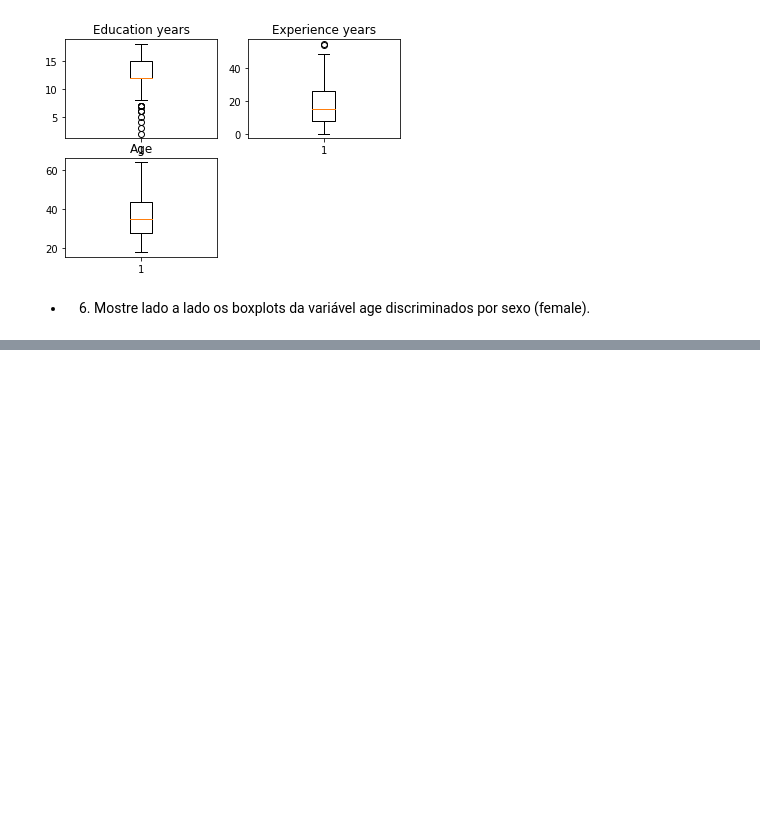
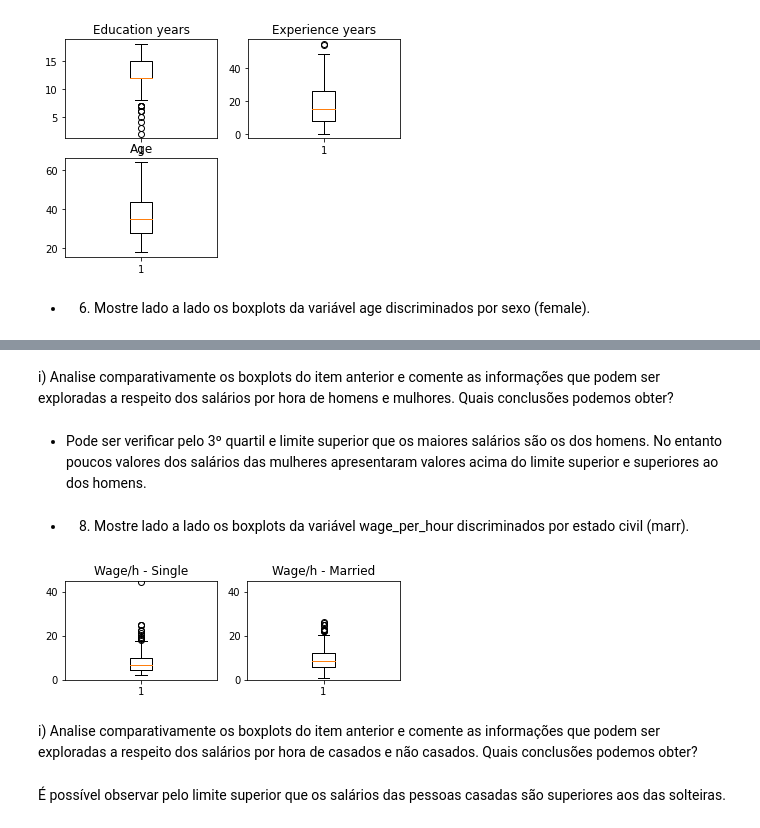
Before and after one commit to afpaiva/data-science, a Jupyter notebook: ex2.ipynb, the cells around one changed output, grey strips where cells are left out. Cells and saved outputs as stored; diff of their text form; code cells hidden in the pictures; blank space fills up the shorter version.

```diff
--- a/ex2.ipynb
+++ b/ex2.ipynb
@@ -114,0 +139,24 @@ plt.show()
+# %% [markdown]
+i) Analise comparativamente os boxplots do item anterior e comente as informações que podem ser exploradas a respeito dos salários por hora de homens e mulhores. Quais conclusões podemos obter?
+# %% [markdown]
+- Pode ser verificar pelo 3º quartil e limite superior que os maiores salários são os dos homens. No entanto poucos valores dos salários das mulheres apresentaram valores acima do limite superior e superiores ao dos homens.
+# %% [markdown]
+- 8) Mostre lado a lado os boxplots da variável wage_per_hour discriminados por estado civil (marr).
+# %%
+plt.subplot(2,2,1)
+plt.boxplot(df.wage_per_hour[df.marr == 0])
+plt.ylim(0, 45)
+plt.title('Wage/h - Single')
+
+plt.subplot(2,2,2)
+plt.boxplot(df.wage_per_hour[df.marr == 1])
+plt.ylim(0, 45)
+plt.title('Wage/h - Married')
+
+plt.show()
+# %% [output]
+[figure, added]
+# %% [markdown]
+i) Analise comparativamente os boxplots do item anterior e comente as informações que podem ser exploradas a respeito dos salários por hora de casados e não casados. Quais conclusões podemos obter?
+# %% [markdown]
+É possível observar pelo limite superior que os salários das pessoas casadas são superiores aos das solteiras.
```
Also changed, not shown: parts of 5 cells of this notebook.
